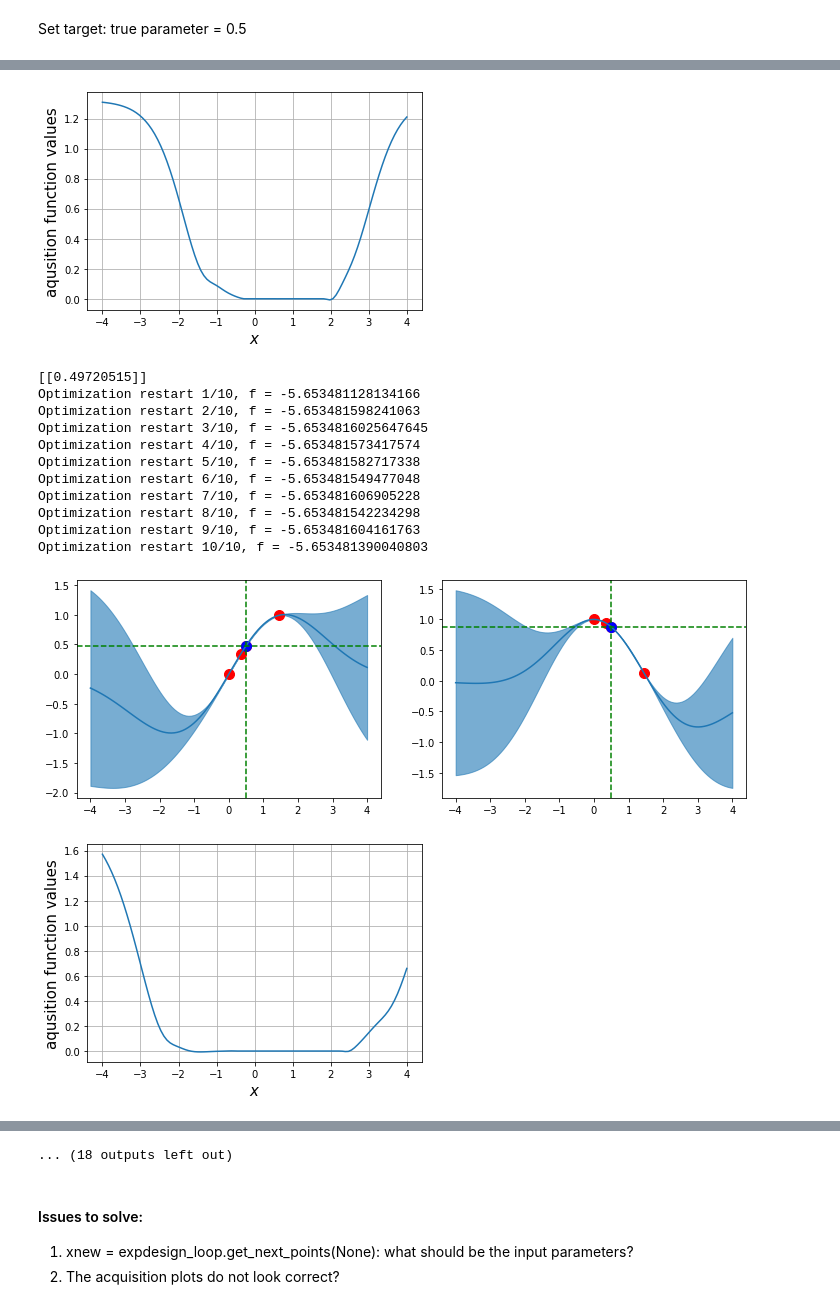
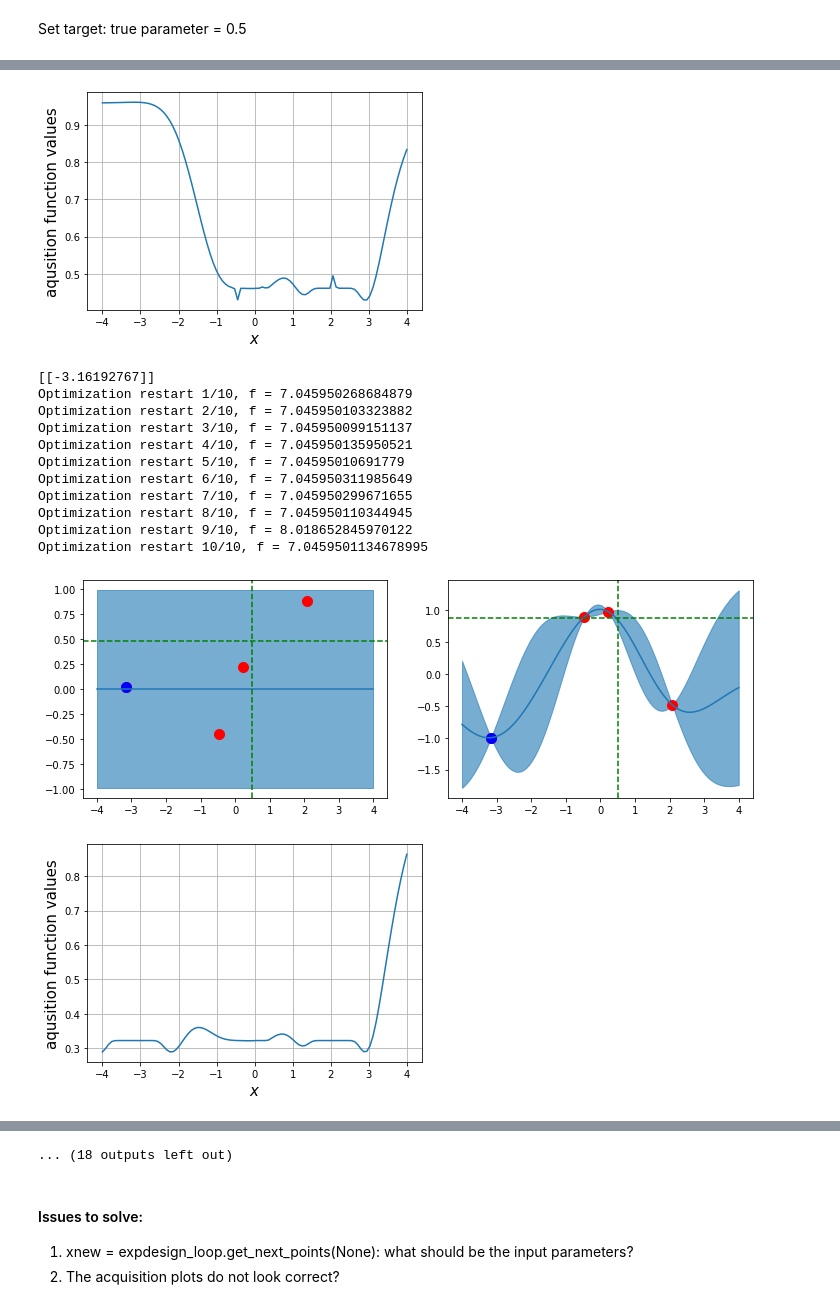
Before and after one commit to j-f-paquet/parton_energy_loss_qcd_bjorken, a Jupyter notebook: Irene_param_estimation_with_ContourEstimation.ipynb, the cells around one changed output, grey strips where cells are left out. Cells and saved outputs as stored; diff of their text form; code cells hidden in the pictures.

Commit message:
fixed a bug in the way the next point is found

```diff
--- a/Irene_param_estimation_with_ContourEstimation.ipynb
+++ b/Irene_param_estimation_with_ContourEstimation.ipynb
@@ -132,7 +134,9 @@ for i in range(0,max_iterations):
     plt.show()
 
     # Compute next point
-    xnew = expdesign_loop.get_next_points(None) # what should be the input here for the "results"?
+    optimizer = GradientAcquisitionOptimizer(ParameterSpace([ContinuousParameter('x', -4, 4)]))
+    xnew, _ = optimizer.optimize(contour_MD)
+    #xnew = expdesign_loop.get_next_points(None) # what should be the input here for the "results"?
     print(xnew)
     X = np.append(X,xnew).reshape(-1,1)
     y1 = np.append(Y[0],f(xnew)[0]).reshape(-1,1)
@@ -144,8 +148,8 @@ for i in range(0,max_iterations):
     model_emukit = GPyMultiOutputWrapper(model_gpy, n_outputs=2, n_optimization_restarts=10)
     model_emukit.optimize()
     contour_MD = contourWeightedEI(modelwrapper = model_emukit, a_list = a_list, alpha_list = alpha_list, w_list = w_list)
-    expdesign_loop = ExperimentalDesignLoop(model = model_emukit,
-                                         space = parameter_space,
-                                         acquisition = contour_MD,
-                                         batch_size = 1)
+    #expdesign_loop = ExperimentalDesignLoop(model = model_emukit,
+    #                                     space = parameter_space,
+    #                                     acquisition = contour_MD,
+    #                                     batch_size = 1)
 # %% [output]
@@ -166,14 +170,14 @@ Optimization restart 10/10, f = 2.541122166287945
-[figure, old version]
+[figure, new version]
-[[0.49720515]]
-Optimization restart 1/10, f = -5.653481128134166
-Optimization restart 2/10, f = -5.653481598241063
-Optimization restart 3/10, f = -5.6534816025647645
-Optimization restart 4/10, f = -5.653481573417574
-Optimization restart 5/10, f = -5.653481582717338
-Optimization restart 6/10, f = -5.653481549477048
-Optimization restart 7/10, f = -5.653481606905228
-Optimization restart 8/10, f = -5.653481542234298
-Optimization restart 9/10, f = -5.653481604161763
-Optimization restart 10/10, f = -5.653481390040803
+[[-3.16192767]]
+Optimization restart 1/10, f = 7.045950268684879
+Optimization restart 2/10, f = 7.045950103323882
+Optimization restart 3/10, f = 7.045950099151137
+Optimization restart 4/10, f = 7.045950135950521
+Optimization restart 5/10, f = 7.04595010691779
+Optimization restart 6/10, f = 7.045950311985649
+Optimization restart 7/10, f = 7.045950299671655
+Optimization restart 8/10, f = 7.045950110344945
+Optimization restart 9/10, f = 8.018652845970122
+Optimization restart 10/10, f = 7.0459501134678995
-[figure, old version]
+[figure, new version]
-[figure, old version]
+[figure, new version]
```
Also changed, not shown: parts of 4 cells of this notebook.
